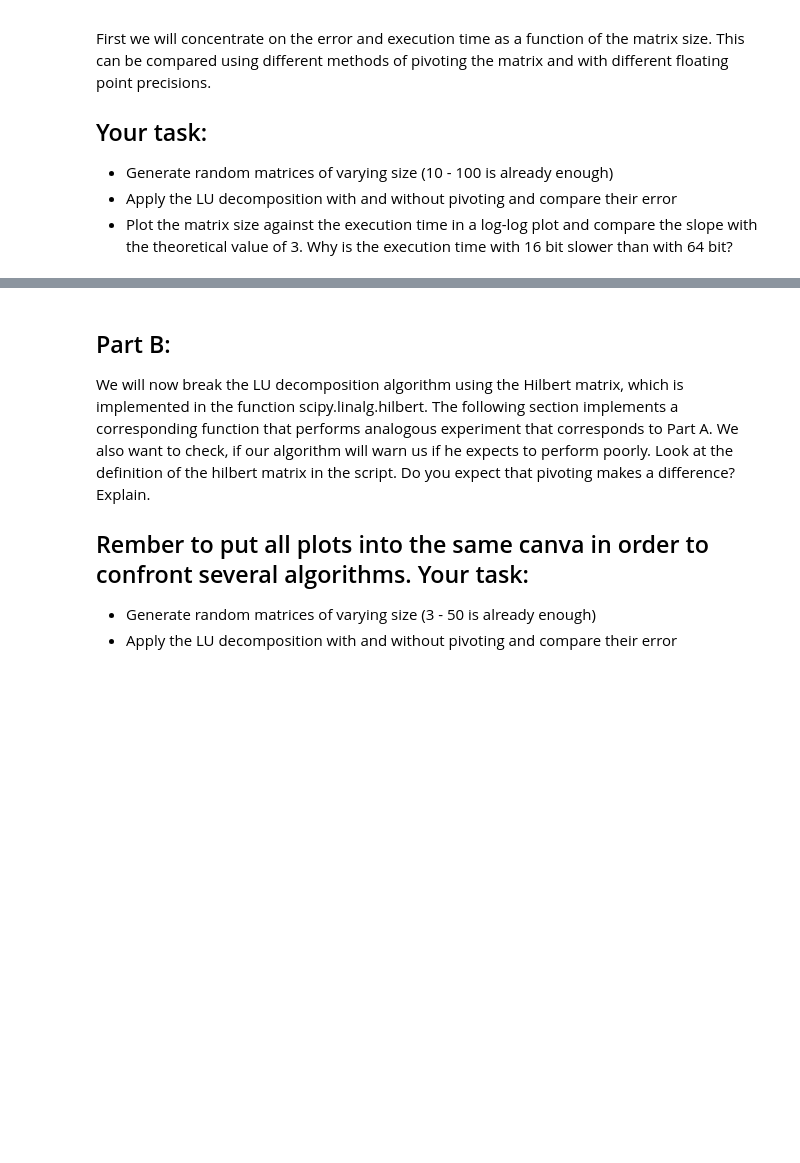
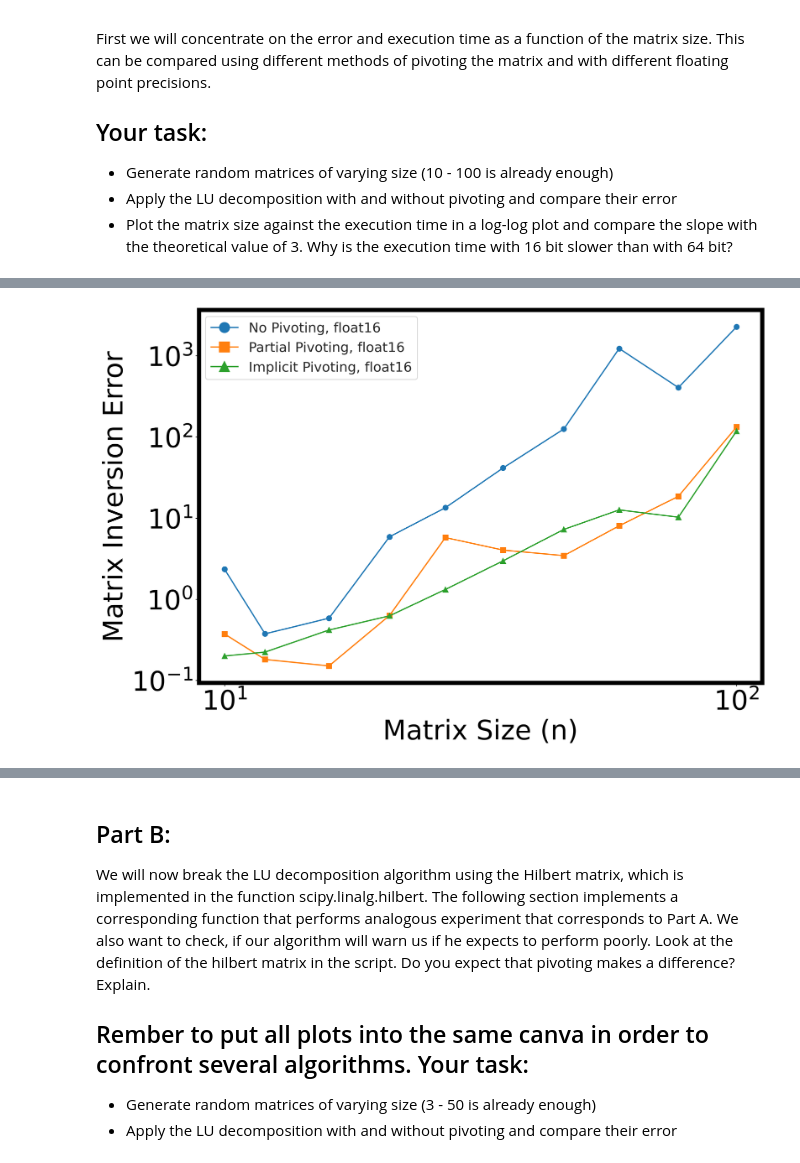
Before and after one commit to Piervi03/Numerical-Lab, a Jupyter notebook: groupNR__YYMMDD__MatrixInv__NAMES.ipynb, the cells around one changed output, grey strips where cells are left out. Cells and saved outputs as stored; diff of their text form; code cells hidden in the pictures; blank space fills up the shorter version.

```diff
--- a/groupNR__YYMMDD__MatrixInv__NAMES.ipynb
+++ b/groupNR__YYMMDD__MatrixInv__NAMES.ipynb
@@ -413,0 +467,18 @@ Your task:
+# %%
+# plot results 16
+
+plt.plot(bench_noPivot16[:,0], bench_noPivot16[:,1], 'o-', label='No Pivoting, float16')
+plt.plot(bench_partialPivot16[:,0], bench_partialPivot16[:,1], 's-', label='Partial Pivoting, float16')
+plt.plot(bench_implicitPivot16[:,0], bench_implicitPivot16[:,1], '^-', label='Implicit Pivoting, float16')
+plt.yscale('log')
+plt.xscale('log')
+plt.xlabel('Matrix Size (n)')
+plt.ylabel('Matrix Inversion Error')
+# plt.title('Matrix Inversion Error vs Size')
+plt.legend()
+
+# plt.savefig('matrix_inversion_error_comparison.pdf', bbox_inches='tight')
+
+plt.show()
+# %% [output]
+[figure, added]
```
Also changed, not shown: parts of 11 cells of this notebook, 1 other file.
